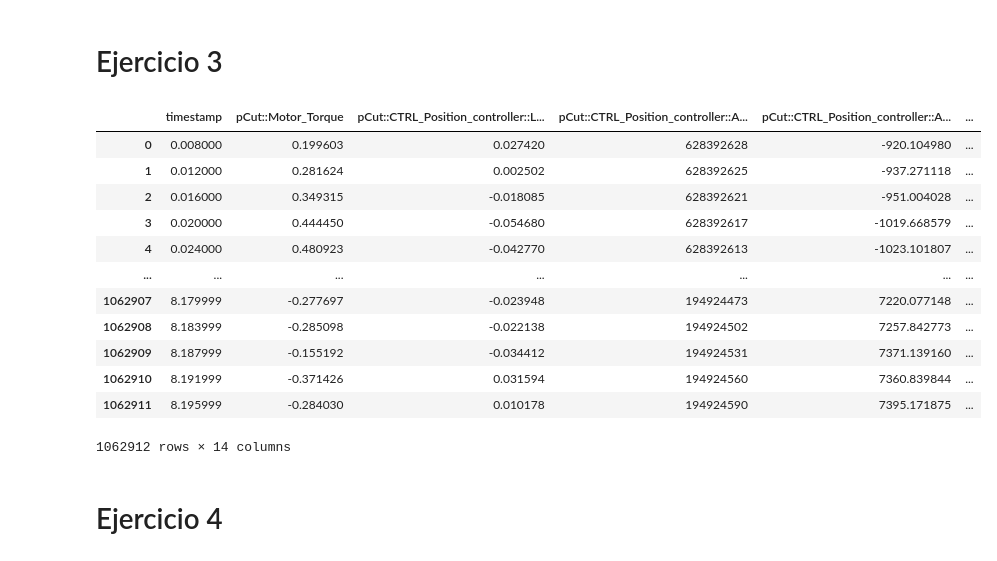
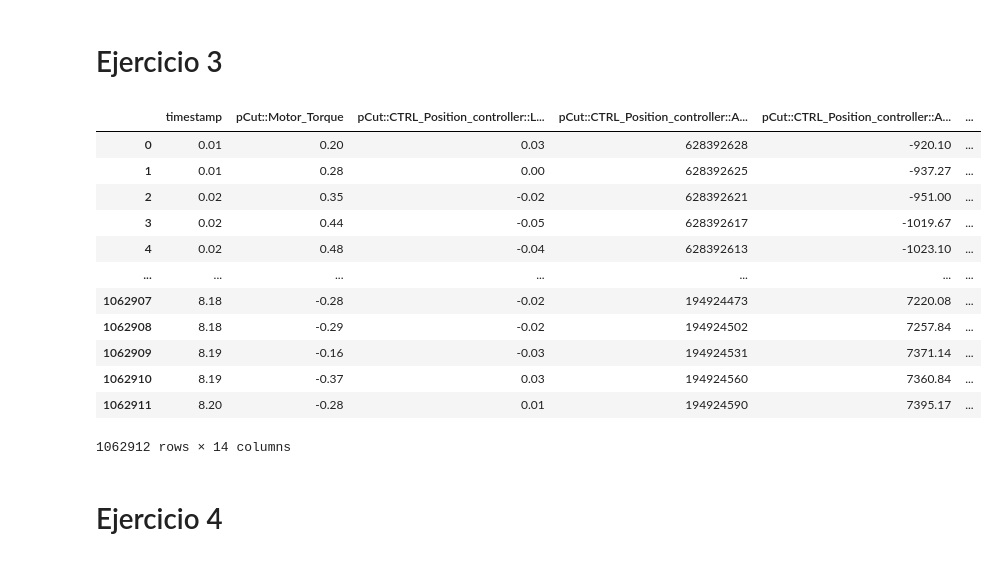
Before and after one commit to maketas1/CuartetoCalavera, a Jupyter notebook: proyecto_Jaime.ipynb, the cells around one changed output. Saved outputs shown, nothing was run; the diff lists cells and outputs as text; code cells hidden in the pictures.

Commit message:
Redondeo de la copia de df1

```diff
--- a/proyecto_Jaime.ipynb
+++ b/proyecto_Jaime.ipynb
@@ -68,20 +68,21 @@ Name: count, Length: 517, dtype: int64
 # Ejercicio 3
 # %%
 df1_copia = df1.copy()
+df1_copia = np.round(df1_copia, 2)
 df1_copia
 # %% [output]
 |  | timestamp | pCut::Motor_Torque | pCut::CTRL_Position_controller::L... | pCut::CTRL_Position_controller::A... | pCut::CTRL_Position_controller::A... | ... |
-| 0 | 0.008000 | 0.199603 | 0.027420 | 628392628 | -920.104980 | ... |
-| 1 | 0.012000 | 0.281624 | 0.002502 | 628392625 | -937.271118 | ... |
-| 2 | 0.016000 | 0.349315 | -0.018085 | 628392621 | -951.004028 | ... |
-| 3 | 0.020000 | 0.444450 | -0.054680 | 628392617 | -1019.668579 | ... |
-| 4 | 0.024000 | 0.480923 | -0.042770 | 628392613 | -1023.101807 | ... |
+| 0 | 0.01 | 0.20 | 0.03 | 628392628 | -920.10 | ... |
+| 1 | 0.01 | 0.28 | 0.00 | 628392625 | -937.27 | ... |
+| 2 | 0.02 | 0.35 | -0.02 | 628392621 | -951.00 | ... |
+| 3 | 0.02 | 0.44 | -0.05 | 628392617 | -1019.67 | ... |
+| 4 | 0.02 | 0.48 | -0.04 | 628392613 | -1023.10 | ... |
 | ... | ... | ... | ... | ... | ... | ... |
-| 1062907 | 8.179999 | -0.277697 | -0.023948 | 194924473 | 7220.077148 | ... |
-| 1062908 | 8.183999 | -0.285098 | -0.022138 | 194924502 | 7257.842773 | ... |
-| 1062909 | 8.187999 | -0.155192 | -0.034412 | 194924531 | 7371.139160 | ... |
-| 1062910 | 8.191999 | -0.371426 | 0.031594 | 194924560 | 7360.839844 | ... |
-| 1062911 | 8.195999 | -0.284030 | 0.010178 | 194924590 | 7395.171875 | ... |
+| 1062907 | 8.18 | -0.28 | -0.02 | 194924473 | 7220.08 | ... |
+| 1062908 | 8.18 | -0.29 | -0.02 | 194924502 | 7257.84 | ... |
+| 1062909 | 8.19 | -0.16 | -0.03 | 194924531 | 7371.14 | ... |
+| 1062910 | 8.19 | -0.37 | 0.03 | 194924560 | 7360.84 | ... |
+| 1062911 | 8.20 | -0.28 | 0.01 | 194924590 | 7395.17 | ... |
 1062912 rows × 14 columns
 # %% [markdown]
 # Ejercicio 4
```
Also changed, not shown: parts of 3 cells of this notebook.
